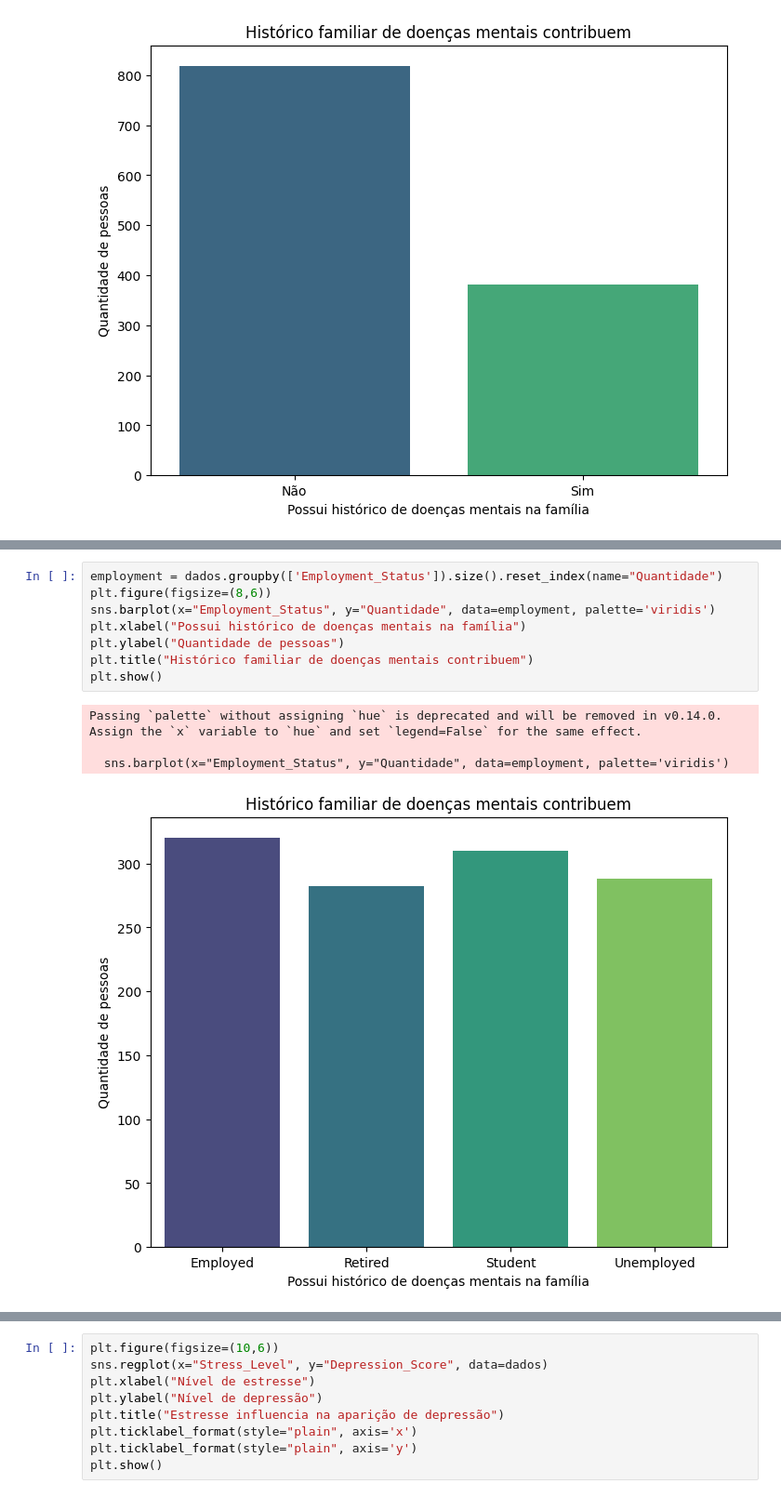
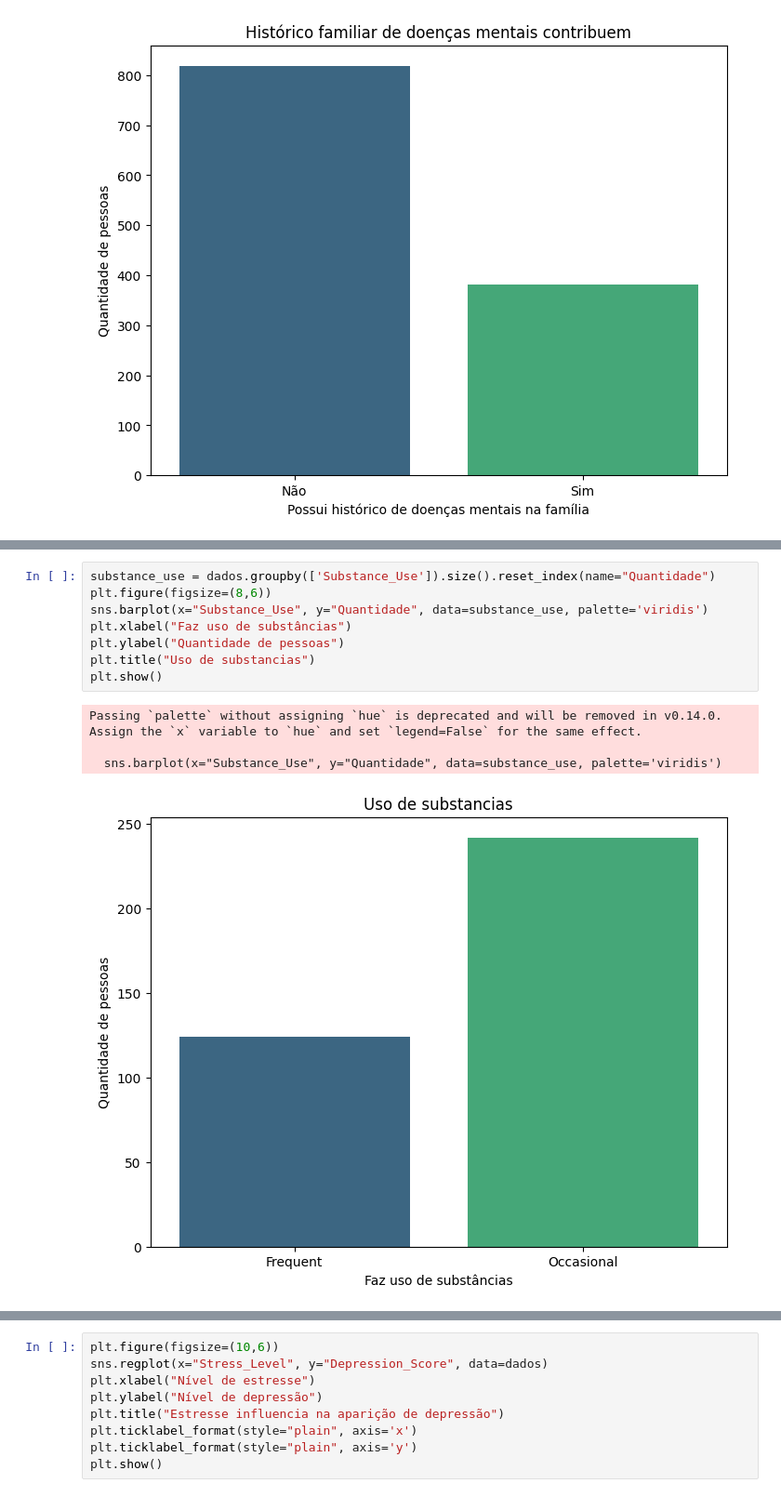
Before and after one commit to petersonwilliam-dev/analise-de-dados-ansiedade, a Jupyter notebook: analise.ipynb, the cells around one changed output, grey strips where cells are left out. Shown at 93% size. Drawn from its saved outputs; the diff is of its cells as text.

```diff
--- a/analise.ipynb
+++ b/analise.ipynb
@@ -103,14 +119,14 @@ Passing `palette` without assigning `hue` is deprecated and will be removed in v
 # %%
-employment = dados.groupby(['Employment_Status']).size().reset_index(name="Quantidade")
+substance_use = dados.groupby(['Substance_Use']).size().reset_index(name="Quantidade")
 plt.figure(figsize=(8,6))
-sns.barplot(x="Employment_Status", y="Quantidade", data=employment, palette='viridis')
-plt.xlabel("Possui histórico de doenças mentais na família")
+sns.barplot(x="Substance_Use", y="Quantidade", data=substance_use, palette='viridis')
+plt.xlabel("Faz uso de substâncias")
 plt.ylabel("Quantidade de pessoas")
-plt.title("Histórico familiar de doenças mentais contribuem")
+plt.title("Uso de substancias")
 plt.show()
 # %% [output]
 Passing `palette` without assigning `hue` is deprecated and will be removed in v0.14.0. Assign the `x` variable to `hue` and set `legend=False` for the same effect.
 
-  sns.barplot(x="Employment_Status", y="Quantidade", data=employment, palette='viridis')
+  sns.barplot(x="Substance_Use", y="Quantidade", data=substance_use, palette='viridis')
-[figure, old version]
+[figure, new version]
 # %%
```
Also changed, not shown: parts of 22 cells of this notebook, 1 other file.
